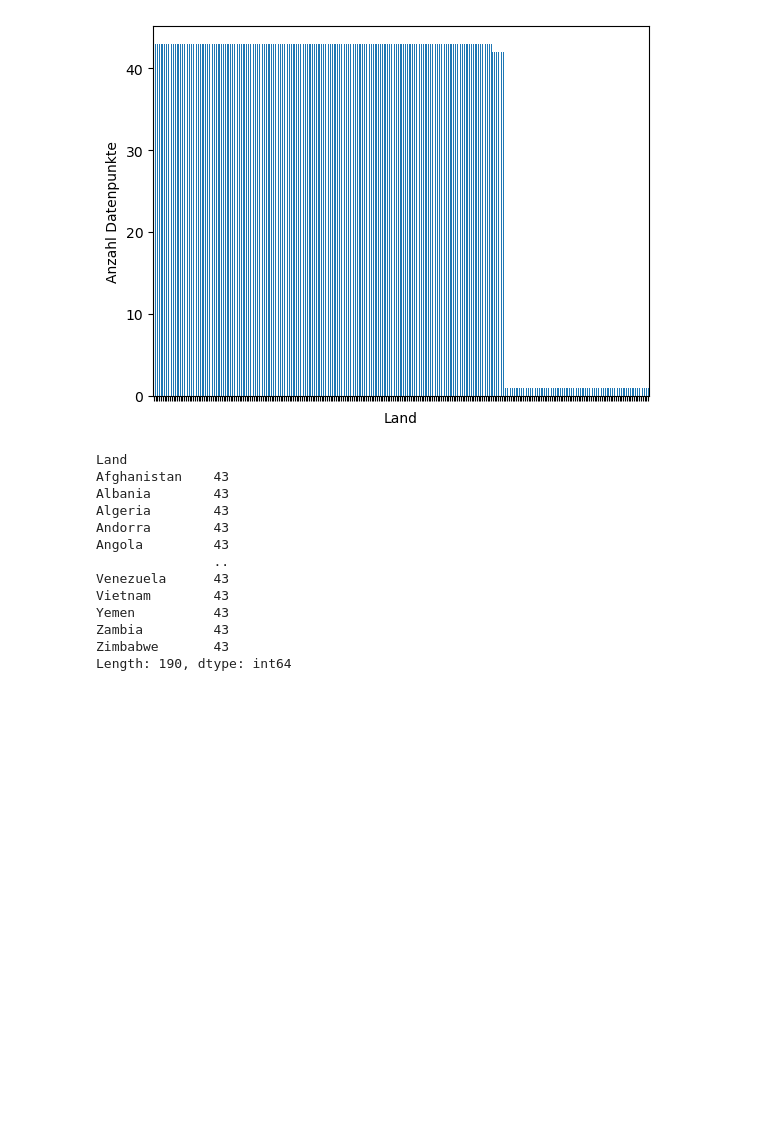
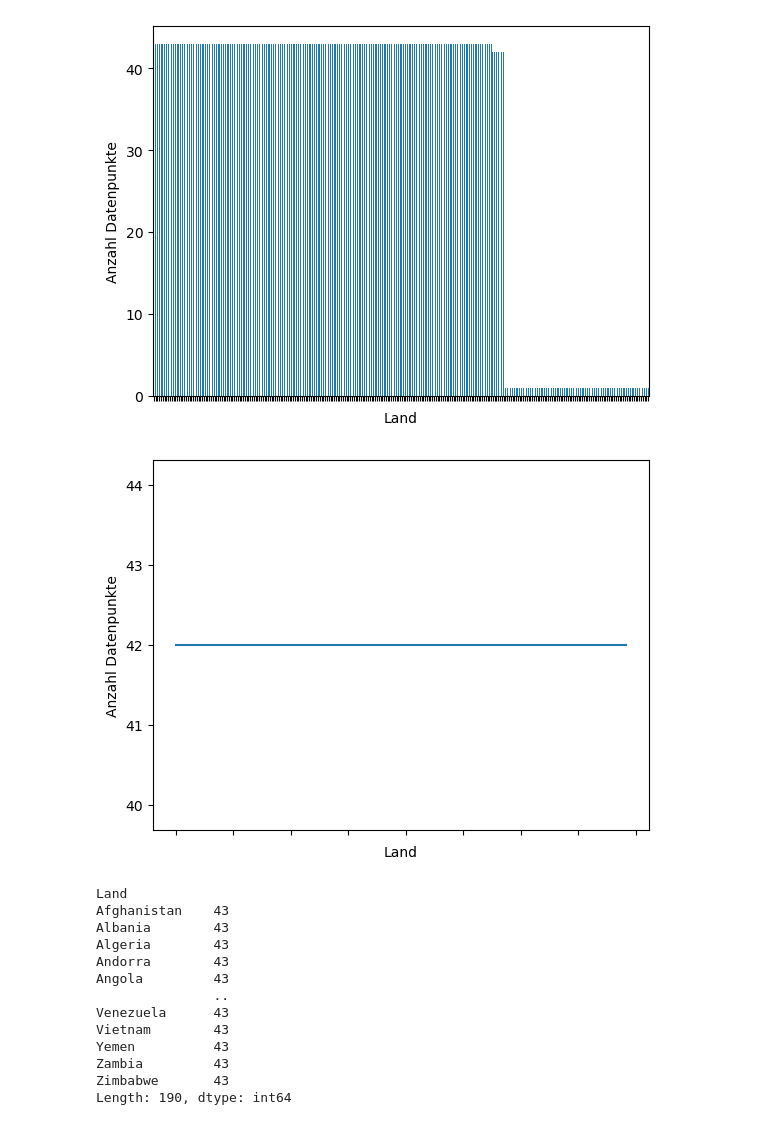
Before and after one commit to Hirnfresser/Leistungsnachweis_Phyton, a Jupyter notebook: Grundgerüst_Leistungsnachweis.ipynb, the cells around one changed output. Cells and saved outputs as stored; diff of their text form; code cells hidden in the pictures; blank space fills up the shorter version.

```diff
--- a/Grundgerüst_Leistungsnachweis.ipynb
+++ b/Grundgerüst_Leistungsnachweis.ipynb
@@ -64,10 +65,10 @@ df
 | 8273 | Zimbabwe | ZWE | 2016 | 12.3 |
 8274 rows × 4 columns
 # %%
-df = pd.read_csv('share-of-adults-defined-as-obese.csv', skiprows=1,
+df_zsm = pd.read_csv('share-of-adults-defined-as-obese.csv', skiprows=1,
                  names=['Land','Kürzel','Jahr','Übergewicht_Prävalenz_18+_unabhängig_Geschlecht'])
 
-df.head() # head kann theoretisch gelöscht werden, dann zeigt es die obersten und untersten Daten an
+df_zsm.head() # head kann theoretisch gelöscht werden, dann zeigt es die obersten und untersten Daten an
 # %% [output]
 |  | Land | Kürzel | Jahr | Übergewicht_Prävalenz_18+_unabhän... |
 | 0 | Afghanistan | AFG | 1975 | 0.4 |
@@ -202,4 +212,10 @@ Graph_1 = df['Land'].value_counts().plot(kind='bar', ylabel='Anzahl Datenpunkte'
 Graph_1.set_xticklabels([]); # löscht x-ticks labels (Ländernamen bei x Achse)
 # %% [output]
 [figure]
+# %%
+# 2.Datensatz
+Graph_2 = df_zsm['Land'].value_counts().plot(ylabel='Anzahl Datenpunkte')
+Graph_2.set_xticklabels([]);
+# %% [output]
+[figure, added]
 # %%
```
Also changed, not shown: parts of 45 cells of this notebook.
